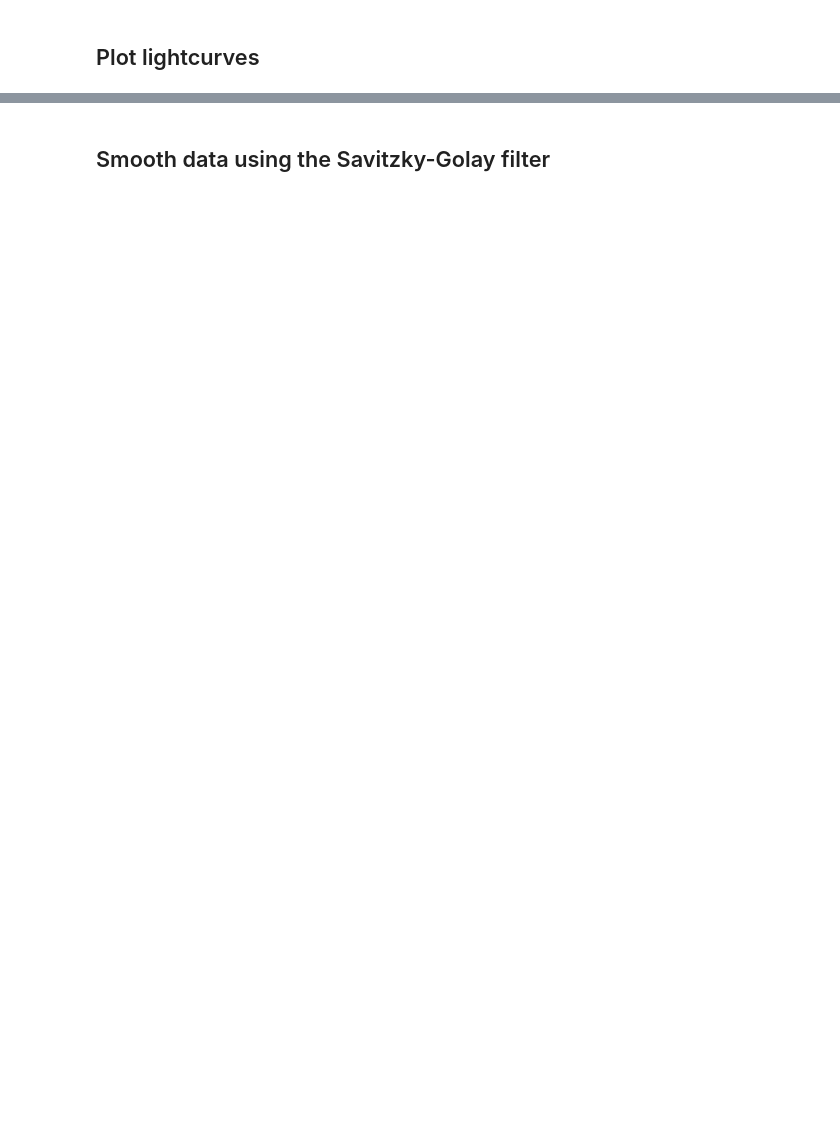
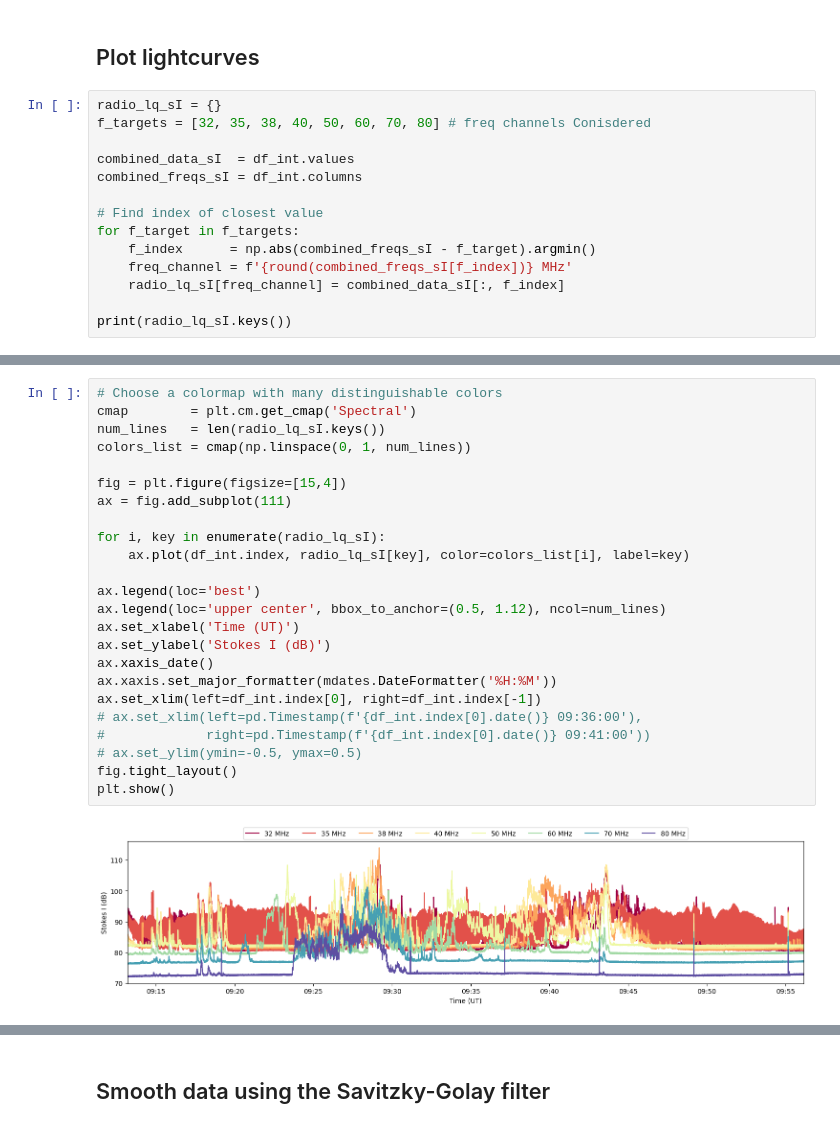
Before and after one commit to MohamedNedal/nenufar_work, a Jupyter notebook: plot_nenufar_stokes.ipynb, the cells around one changed output, grey strips where cells are left out. Drawn from its saved outputs; the diff is of its cells as text; blank space fills up the shorter version.

```diff
--- a/plot_nenufar_stokes.ipynb
+++ b/plot_nenufar_stokes.ipynb
@@ -146,2 +142,16 @@ plt.show()
 # %% [markdown]
 ## Plot lightcurves
+# %%
+radio_lq_sI = {}
+f_targets = [32, 35, 38, 40, 50, 60, 70, 80] # freq channels Conisdered
+
+combined_data_sI  = df_int.values
+combined_freqs_sI = df_int.columns
+
+# Find index of closest value
+for f_target in f_targets:
+    f_index      = np.abs(combined_freqs_sI - f_target).argmin()
+    freq_channel = f'{round(combined_freqs_sI[f_index])} MHz'
+    radio_lq_sI[freq_channel] = combined_data_sI[:, f_index]
+
+print(radio_lq_sI.keys())
@@ -162,5 +174,31 @@ print(radio_lightcurves.keys())
 # %% [output]
 dict_keys(['32 MHz', '35 MHz', '38 MHz', '40 MHz', '50 MHz', '60 MHz', '70 MHz', '80 MHz'])
+# %%
+# Choose a colormap with many distinguishable colors
+cmap        = plt.cm.get_cmap('Spectral')
+num_lines   = len(radio_lq_sI.keys())
+colors_list = cmap(np.linspace(0, 1, num_lines))
+
+fig = plt.figure(figsize=[15,4])
+ax = fig.add_subplot(111)
+
+for i, key in enumerate(radio_lq_sI):
+    ax.plot(df_int.index, radio_lq_sI[key], color=colors_list[i], label=key)
+
+ax.legend(loc='best')
+ax.legend(loc='upper center', bbox_to_anchor=(0.5, 1.12), ncol=num_lines)
+ax.set_xlabel('Time (UT)')
+ax.set_ylabel('Stokes I (dB)')
+ax.xaxis_date()
+ax.xaxis.set_major_formatter(mdates.DateFormatter('%H:%M'))
+ax.set_xlim(left=df_int.index[0], right=df_int.index[-1])
+# ax.set_xlim(left=pd.Timestamp(f'{df_int.index[0].date()} 09:36:00'),
+#             right=pd.Timestamp(f'{df_int.index[0].date()} 09:41:00'))
+# ax.set_ylim(ymin=-0.5, ymax=0.5)
+fig.tight_layout()
+plt.show()
+# %% [output]
+[figure, added]
 # %%
 # Choose a colormap with many distinguishable colors
 cmap        = plt.cm.get_cmap('Spectral')
```
Also changed, not shown: parts of 13 cells of this notebook, 1 other file.
